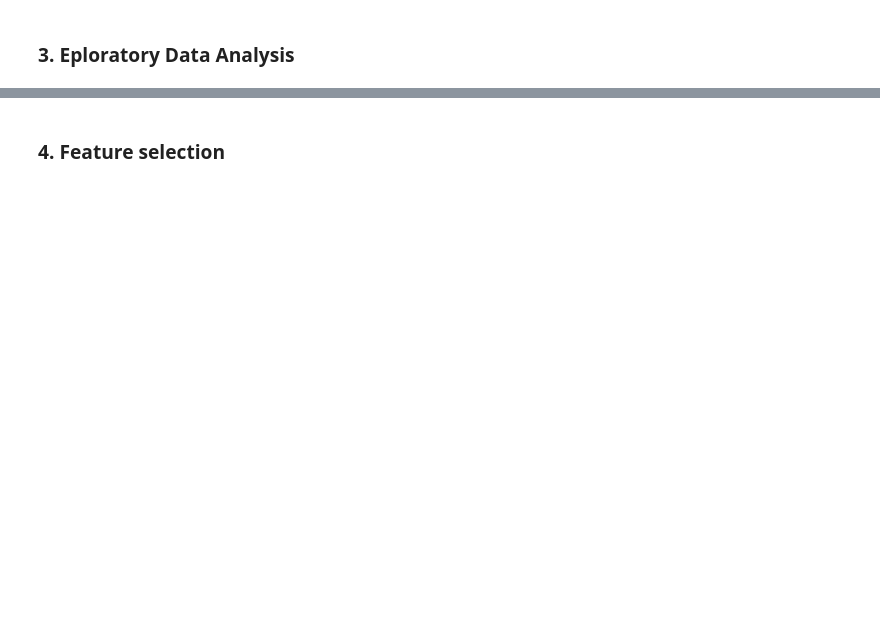
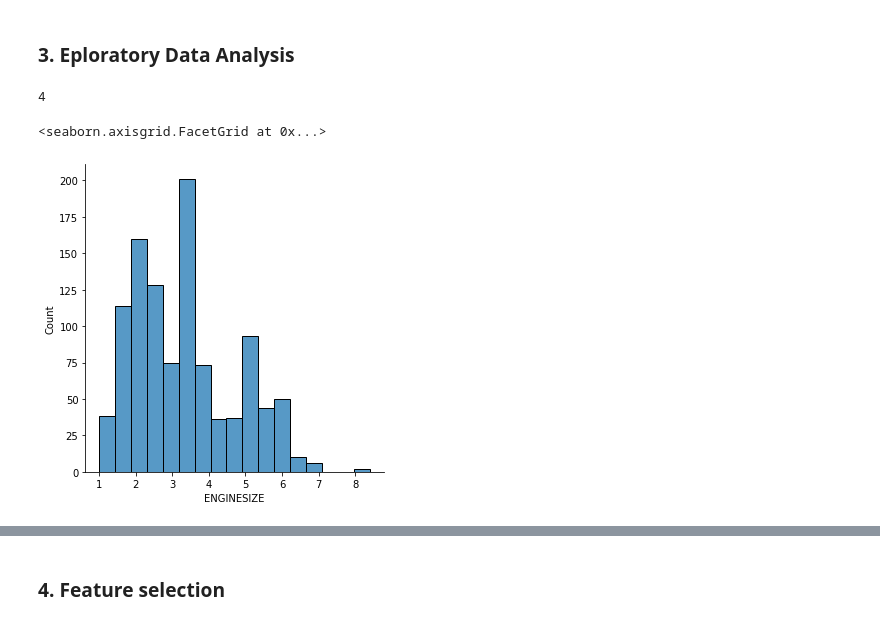
Before and after one commit to honghanhh/py40a12l2, a Jupyter notebook: lectures/lecture2/Linear_regression.ipynb, the cells around one changed output, grey strips where cells are left out. Drawn from its saved outputs; the diff is of its cells as text; code cells hidden in the pictures; blank space fills up the shorter version.

```diff
--- a/lectures/lecture2/Linear_regression.ipynb
+++ b/lectures/lecture2/Linear_regression.ipynb
@@ -30,2 +42,5 @@ In this notebook, we learn how to use `scikit-learn` to implement simple linear
 # %% [markdown]
 ### 2. Sanity check
+# %%
+df = pd.read_csv('FuelConsumptionCo2.csv')
+df.head(2) #df.tail() df.sample()
@@ -33,0 +158,9 @@ In this notebook, we learn how to use `scikit-learn` to implement simple linear
+# %%
+square(2)
+# %% [output]
+4
+# %%
+sns.displot(data = df['ENGINESIZE'])
+# %% [output]
+<seaborn.axisgrid.FacetGrid at 0x...>
+[figure, added]
```
Also changed, not shown: parts of 16 cells of this notebook, 3 other files.
